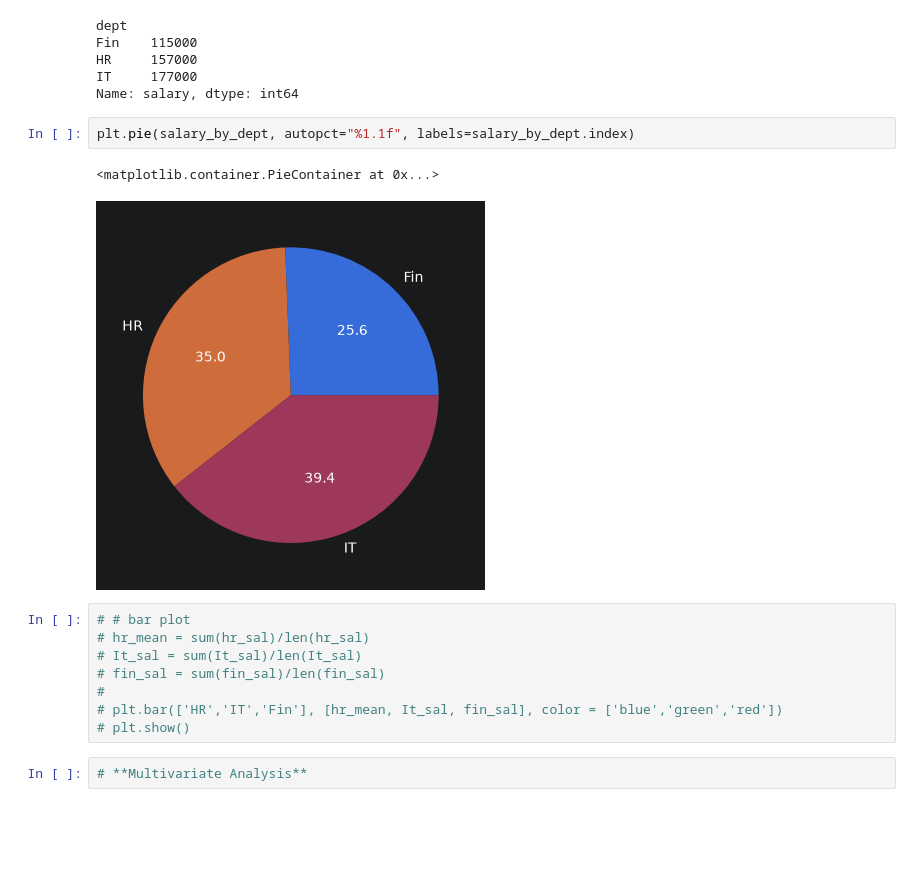
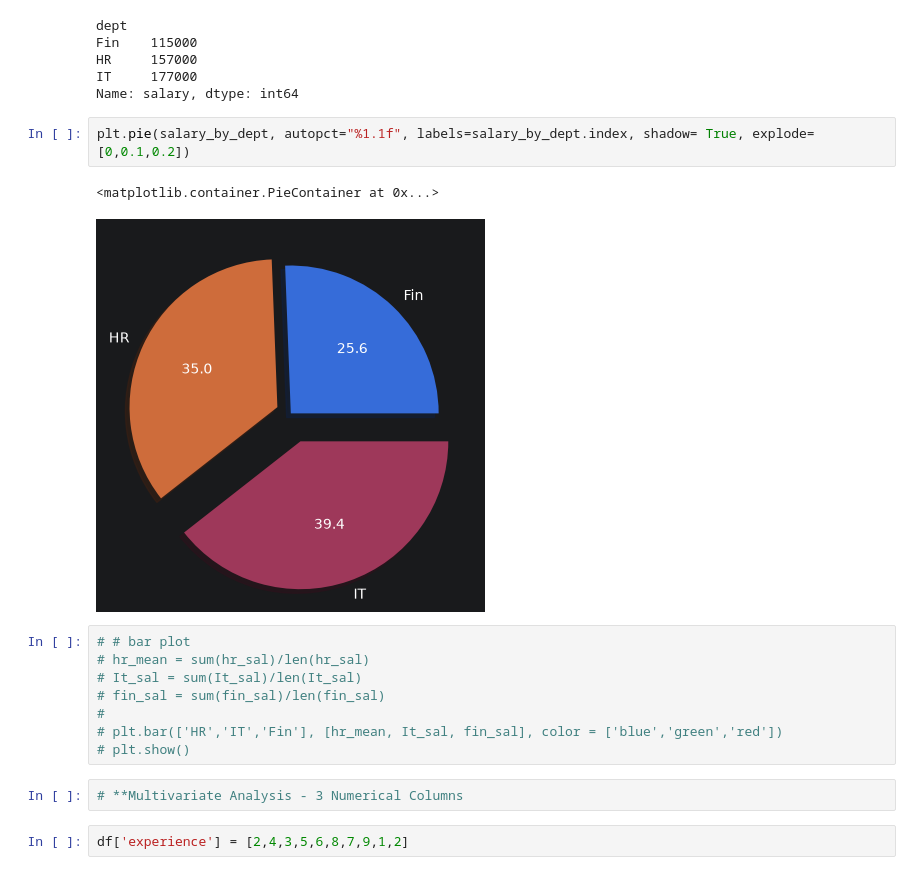
Before and after one commit to Rajwardhan1807/MachineLearning, a Jupyter notebook: MatplotLib/tut.ipynb, the cells around one changed output. Cells and saved outputs as stored; diff of their text form; blank space fills up the shorter version.

```diff
--- a/MatplotLib/tut.ipynb
+++ b/MatplotLib/tut.ipynb
@@ -204,10 +208,10 @@ HR     157000
 IT     177000
 Name: salary, dtype: int64
 # %%
-plt.pie(salary_by_dept, autopct="%1.1f", labels=salary_by_dept.index)
+plt.pie(salary_by_dept, autopct="%1.1f", labels=salary_by_dept.index, shadow= True, explode=[0,0.1,0.2])
 # %% [output]
 <matplotlib.container.PieContainer at 0x...>
-[figure, old version]
+[figure, new version]
 # %%
 # # bar plot
 # hr_mean = sum(hr_sal)/len(hr_sal)
@@ -217,4 +221,6 @@ plt.pie(salary_by_dept, autopct="%1.1f", labels=salary_by_dept.index)
 # plt.bar(['HR','IT','Fin'], [hr_mean, It_sal, fin_sal], color = ['blue','green','red'])
 # plt.show()
 # %%
-# **Multivariate Analysis**
+# **Multivariate Analysis - 3 Numerical Columns
+# %%
+df['experience'] = [2,4,3,5,6,8,7,9,1,2]
```
Also changed, not shown: parts of 15 cells of this notebook, 1 other file.
